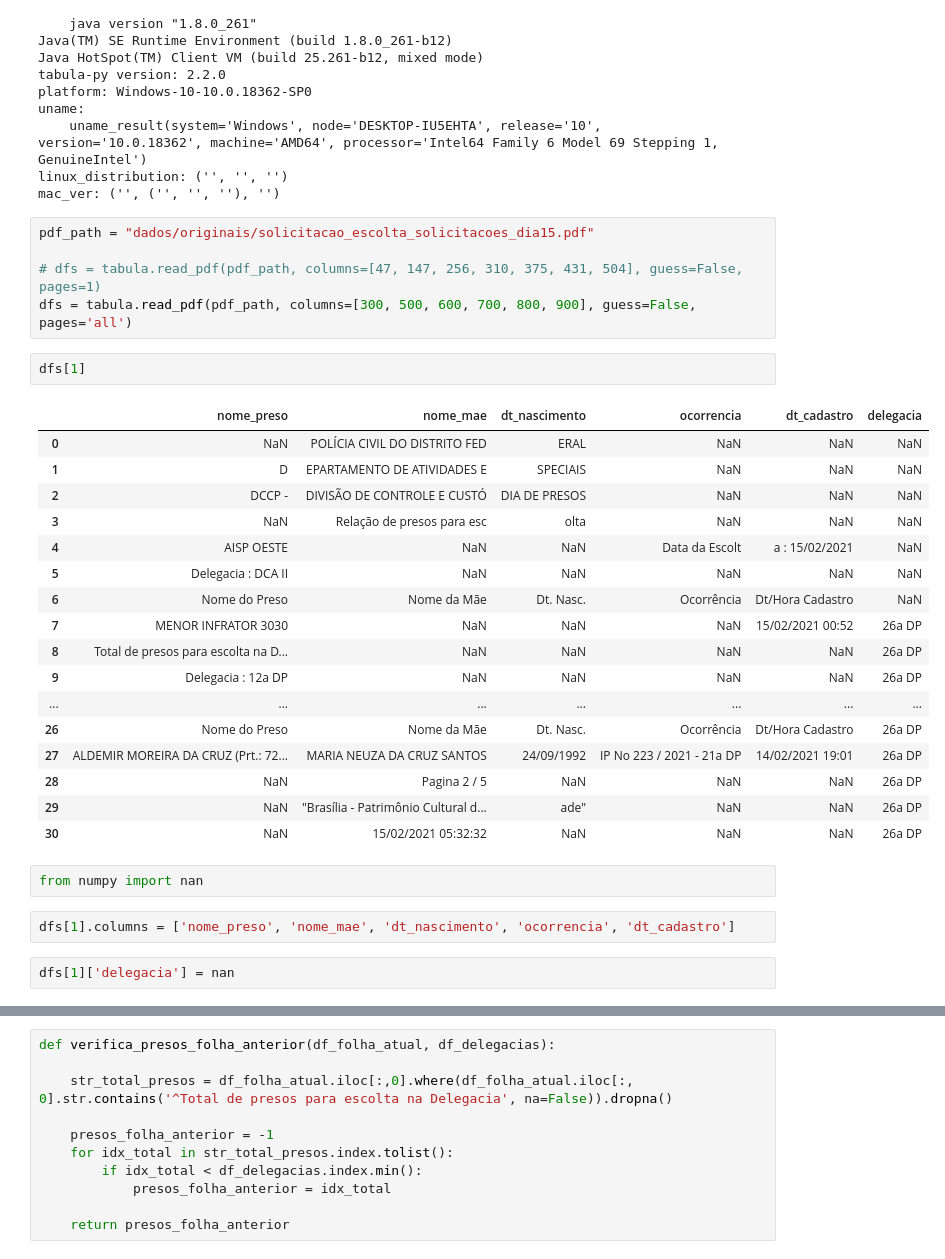
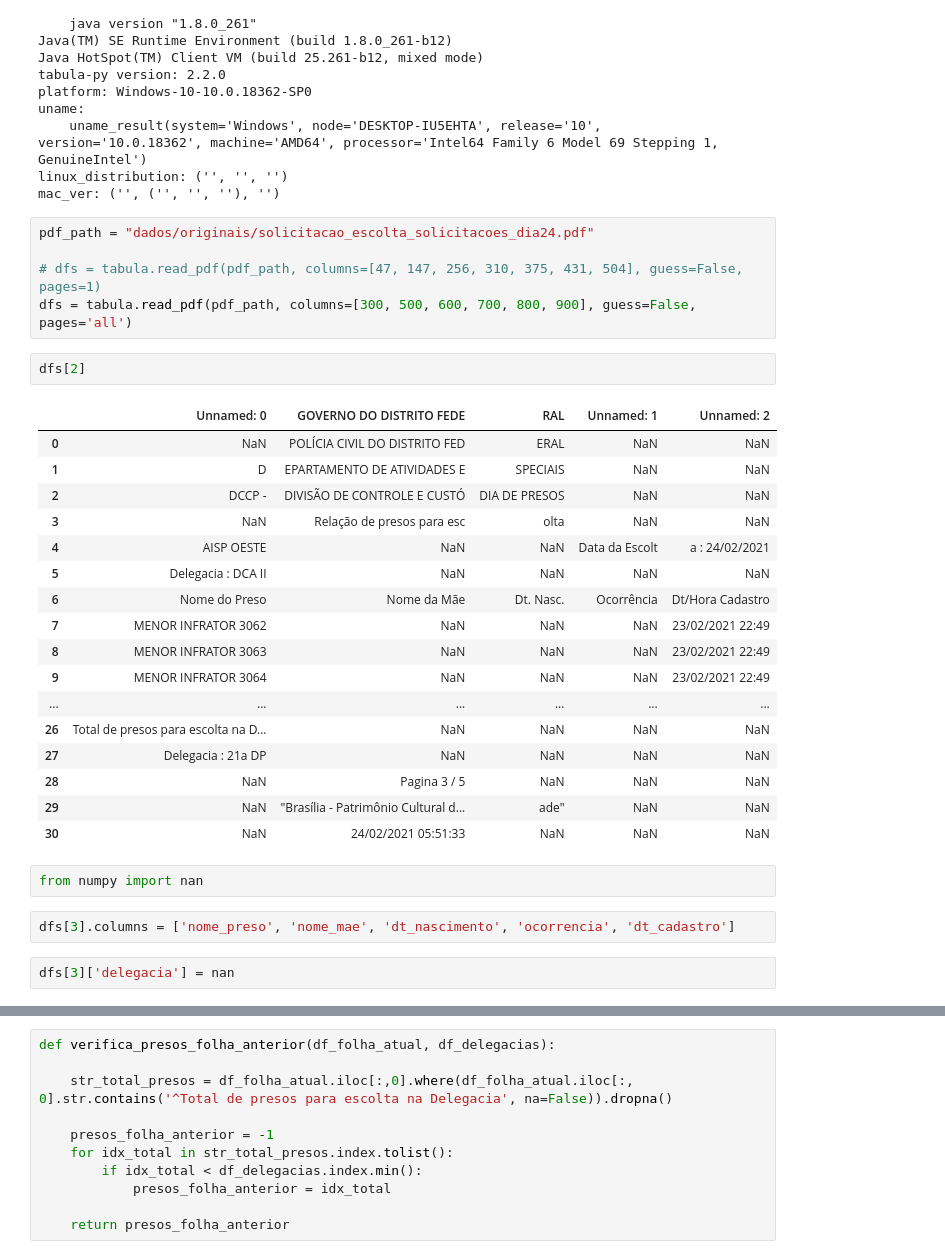
Before and after one commit to halisson-gomides/delivery-dp, a Jupyter notebook: teste_tabulapy.ipynb, the cells around one changed output, grey strips where cells are left out. Cells and saved outputs as stored; diff of their text form.

```diff
--- a/teste_tabulapy.ipynb
+++ b/teste_tabulapy.ipynb
@@ -22,36 +22,36 @@ uname:
 linux_distribution: ('', '', '')
 mac_ver: ('', ('', '', ''), '')
 # %%
-pdf_path = "dados/originais/solicitacao_escolta_solicitacoes_dia15.pdf"
+pdf_path = "dados/originais/solicitacao_escolta_solicitacoes_dia24.pdf"
 
 # dfs = tabula.read_pdf(pdf_path, columns=[47, 147, 256, 310, 375, 431, 504], guess=False, pages=1)
 dfs = tabula.read_pdf(pdf_path, columns=[300, 500, 600, 700, 800, 900], guess=False, pages='all')
 # %%
-dfs[1]
+dfs[2]
 # %% [output]
-|  | nome_preso | nome_mae | dt_nascimento | ocorrencia | dt_cadastro | delegacia |
-| 0 | NaN | POLÍCIA CIVIL DO DISTRITO FED | ERAL | NaN | NaN | NaN |
-| 1 | D | EPARTAMENTO DE ATIVIDADES E | SPECIAIS | NaN | NaN | NaN |
-| 2 | DCCP - | DIVISÃO DE CONTROLE E CUSTÓ | DIA DE PRESOS | NaN | NaN | NaN |
-| 3 | NaN | Relação de presos para esc | olta | NaN | NaN | NaN |
-| 4 | AISP OESTE | NaN | NaN | Data da Escolt | a : 15/02/2021 | NaN |
-| 5 | Delegacia : DCA II | NaN | NaN | NaN | NaN | NaN |
-| 6 | Nome do Preso | Nome da Mãe | Dt. Nasc. | Ocorrência | Dt/Hora Cadastro | NaN |
-| 7 | MENOR INFRATOR 3030 | NaN | NaN | NaN | 15/02/2021 00:52 | 26a DP |
-| 8 | Total de presos para escolta na D... | NaN | NaN | NaN | NaN | 26a DP |
-| 9 | Delegacia : 12a DP | NaN | NaN | NaN | NaN | 26a DP |
-| ... | ... | ... | ... | ... | ... | ... |
-| 26 | Nome do Preso | Nome da Mãe | Dt. Nasc. | Ocorrência | Dt/Hora Cadastro | 26a DP |
-| 27 | ALDEMIR MOREIRA DA CRUZ (Prt.: 72... | MARIA NEUZA DA CRUZ SANTOS | 24/09/1992 | IP No 223 / 2021 - 21a DP | 14/02/2021 19:01 | 26a DP |
-| 28 | NaN | Pagina 2 / 5 | NaN | NaN | NaN | 26a DP |
-| 29 | NaN | "Brasília - Patrimônio Cultural d... | ade" | NaN | NaN | 26a DP |
-| 30 | NaN | 15/02/2021 05:32:32 | NaN | NaN | NaN | 26a DP |
+|  | Unnamed: 0 | GOVERNO DO DISTRITO FEDE | RAL | Unnamed: 1 | Unnamed: 2 |
+| 0 | NaN | POLÍCIA CIVIL DO DISTRITO FED | ERAL | NaN | NaN |
+| 1 | D | EPARTAMENTO DE ATIVIDADES E | SPECIAIS | NaN | NaN |
+| 2 | DCCP - | DIVISÃO DE CONTROLE E CUSTÓ | DIA DE PRESOS | NaN | NaN |
+| 3 | NaN | Relação de presos para esc | olta | NaN | NaN |
+| 4 | AISP OESTE | NaN | NaN | Data da Escolt | a : 24/02/2021 |
+| 5 | Delegacia : DCA II | NaN | NaN | NaN | NaN |
+| 6 | Nome do Preso | Nome da Mãe | Dt. Nasc. | Ocorrência | Dt/Hora Cadastro |
+| 7 | MENOR INFRATOR 3062 | NaN | NaN | NaN | 23/02/2021 22:49 |
+| 8 | MENOR INFRATOR 3063 | NaN | NaN | NaN | 23/02/2021 22:49 |
+| 9 | MENOR INFRATOR 3064 | NaN | NaN | NaN | 23/02/2021 22:49 |
+| ... | ... | ... | ... | ... | ... |
+| 26 | Total de presos para escolta na D... | NaN | NaN | NaN | NaN |
+| 27 | Delegacia : 21a DP | NaN | NaN | NaN | NaN |
+| 28 | NaN | Pagina 3 / 5 | NaN | NaN | NaN |
+| 29 | NaN | "Brasília - Patrimônio Cultural d... | ade" | NaN | NaN |
+| 30 | NaN | 24/02/2021 05:51:33 | NaN | NaN | NaN |
 # %%
 from numpy import nan
 # %%
-dfs[1].columns = ['nome_preso', 'nome_mae', 'dt_nascimento', 'ocorrencia', 'dt_cadastro']
+dfs[3].columns = ['nome_preso', 'nome_mae', 'dt_nascimento', 'ocorrencia', 'dt_cadastro']
 # %%
-dfs[1]['delegacia'] = nan
+dfs[3]['delegacia'] = nan
 # %%
 dfs[2]
 # %% [output]
```
Also changed, not shown: parts of 7 cells of this notebook, 1 other file.
